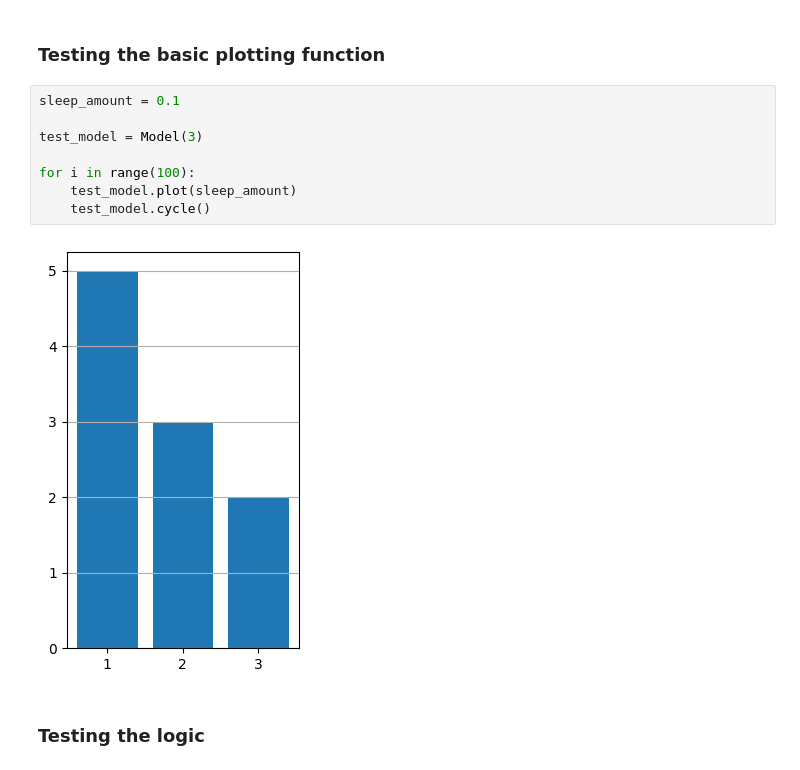
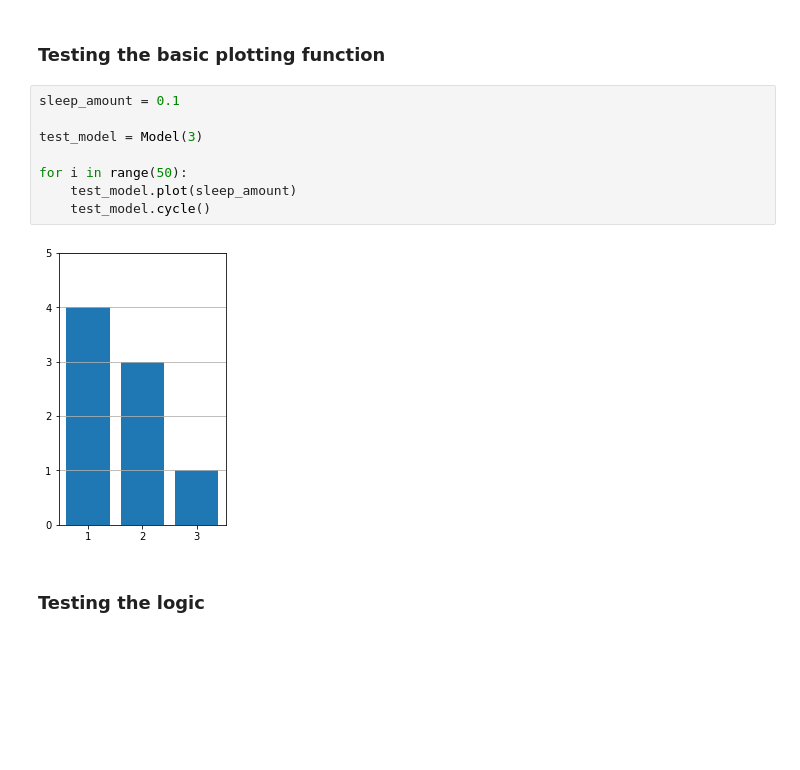
Before and after one commit to bdgrichards/oslo, a Jupyter notebook: oslo.ipynb, the cells around one changed output. Drawn from its saved outputs; the diff is of its cells as text; blank space fills up the shorter version.

```diff
--- a/oslo.ipynb
+++ b/oslo.ipynb
@@ -156,13 +158,13 @@ class Model:
 # %%
 sleep_amount = 0.1
 
 test_model = Model(3)
 
-for i in range(100):
+for i in range(50):
     test_model.plot(sleep_amount)
     test_model.cycle()
 # %% [output]
-[figure, old version]
+[figure, new version]
 # %% [markdown]
 ### Testing the logic
 # %%
```
Also changed, not shown: parts of 34 cells of this notebook.
